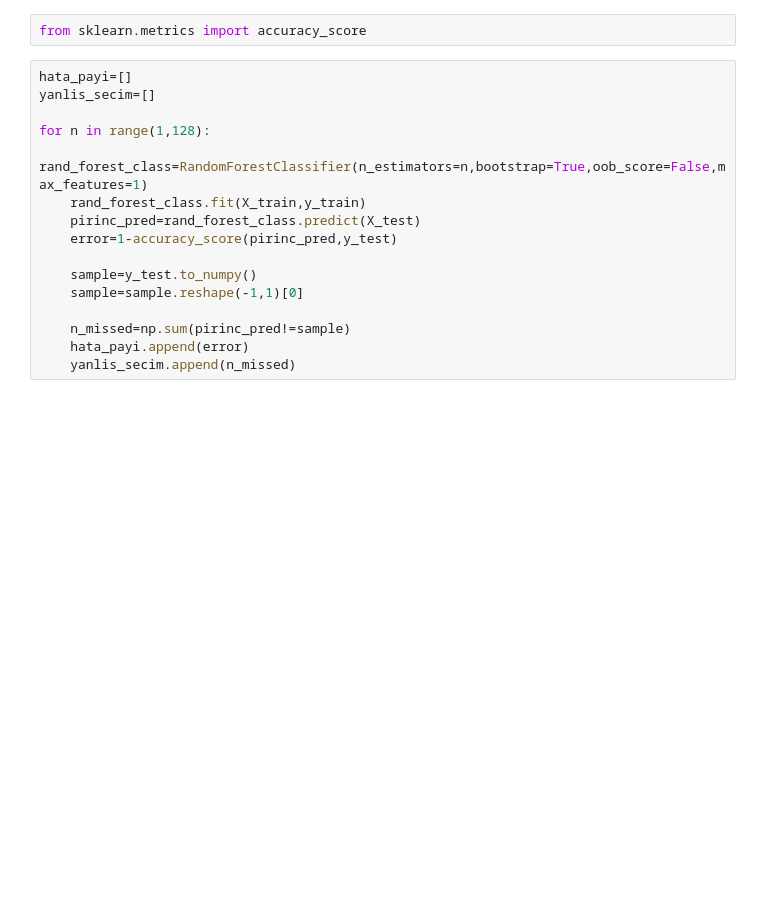
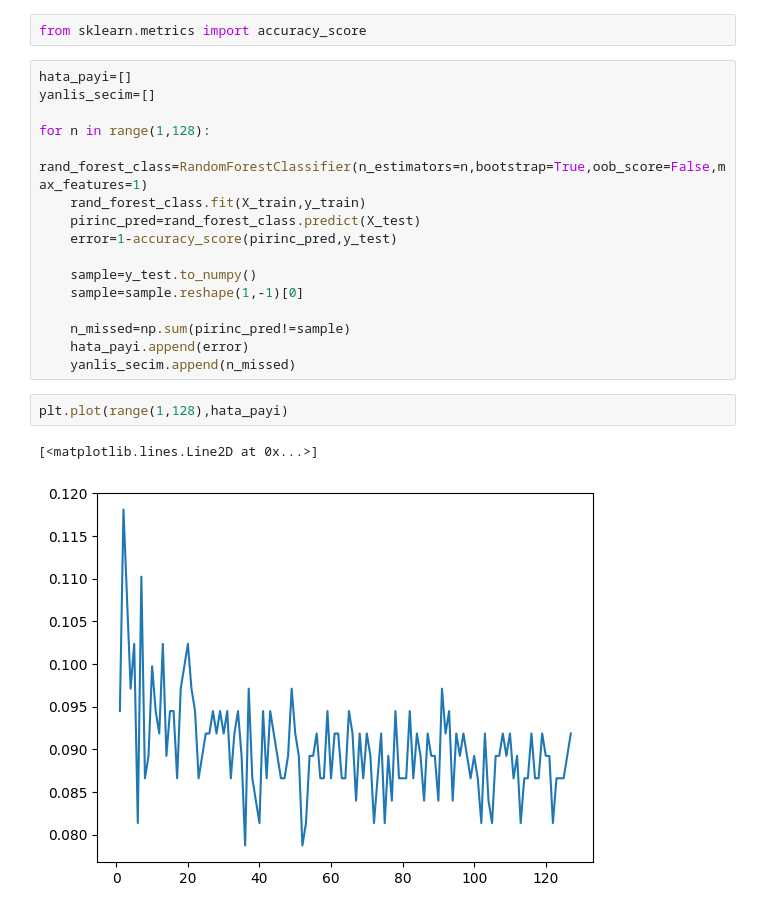
Before and after one commit to mustafaemirata/Veri-ve-Makine-Ogrenmesi, a Jupyter notebook: Ağaçlı Yöntemler/03 Random_Forest Hyper_Parameters.ipynb, the cells around one changed output. Drawn from its saved outputs; the diff is of its cells as text; blank space fills up the shorter version.

```diff
--- a/Ağaçlı Yöntemler/03 Random_Forest Hyper_Parameters.ipynb
+++ b/Ağaçlı Yöntemler/03 Random_Forest Hyper_Parameters.ipynb
@@ -204,8 +204,13 @@ for n in range(1,128):
     error=1-accuracy_score(pirinc_pred,y_test)
 
     sample=y_test.to_numpy()
-    sample=sample.reshape(-1,1)[0]
+    sample=sample.reshape(1,-1)[0]
 
     n_missed=np.sum(pirinc_pred!=sample)
     hata_payi.append(error)
     yanlis_secim.append(n_missed)
+# %%
+plt.plot(range(1,128),hata_payi)
+# %% [output]
+[<matplotlib.lines.Line2D at 0x...>]
+[figure, added]
```
Also changed, not shown: parts of 7 cells of this notebook, 4 other files.
